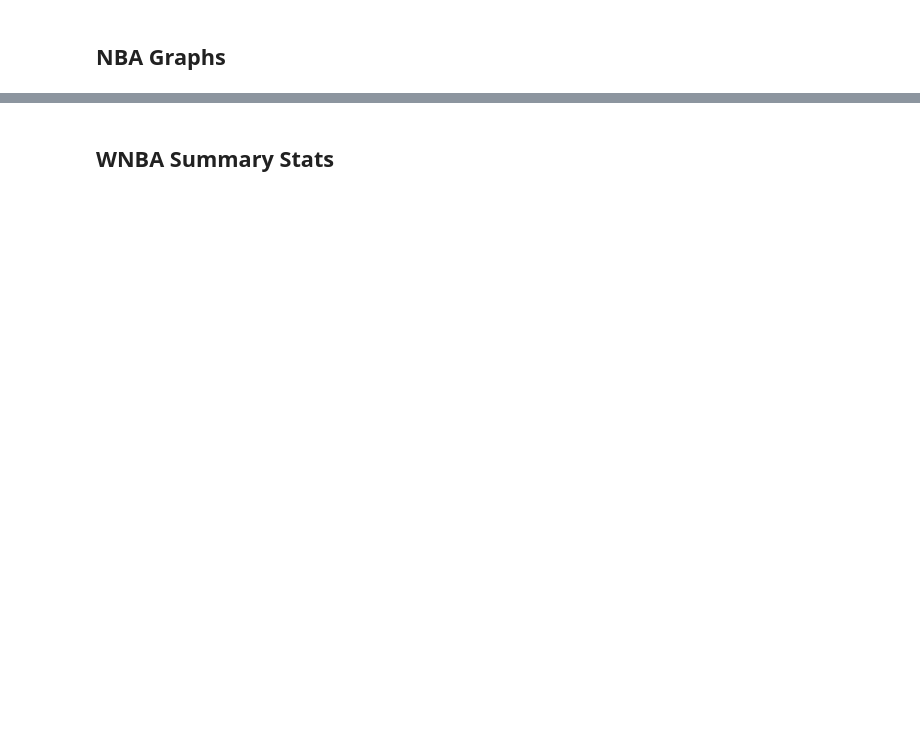
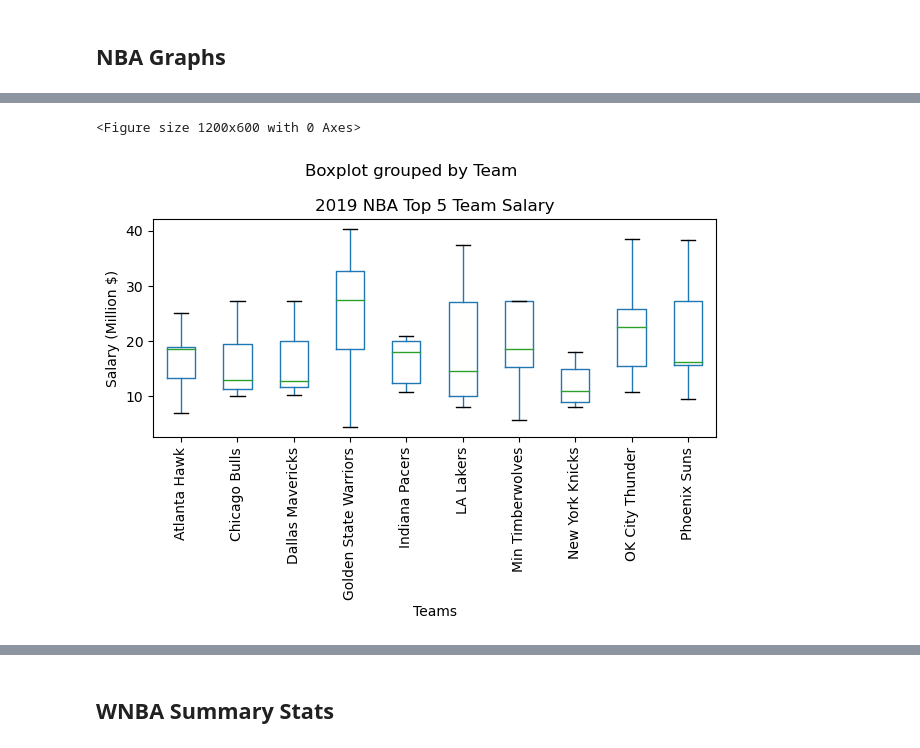
Before and after one commit to Hensonkk/NBA-VS-WNBA, a Jupyter notebook: NBA_WNBA_Analysis.ipynb, the cells around one changed output, grey strips where cells are left out. Drawn from its saved outputs; the diff is of its cells as text; code cells hidden in the pictures; blank space fills up the shorter version.

```diff
--- a/NBA_WNBA_Analysis.ipynb
+++ b/NBA_WNBA_Analysis.ipynb
@@ -137,15 +326,20 @@ nba_2019.head()
 # %%
+# Created box plot for salary in 2019 for each team
+plt.figure(figsize=(12,6))
 nba_2019.boxplot(by ='Team', column=['Salary'], grid = False)
     #flierprops = dict(marker='o', markerfacecolor='orange', markersize=7,
                   #linestyle='none', markeredgecolor='black'))
 plt.title('2019 NBA Top 5 Team Salary')
 plt.xlabel('Teams')
 plt.xticks(rotation='vertical')
 plt.ylabel('Salary (Million $)')
 plt.ticklabel_format(style='plain', useOffset=False, axis='y')
 plt.tight_layout()
 
 plt.savefig("graph_outputs/NBA_Top5_Teams_Salary_2019.png")
 plt.show()
+# %% [output]
+<Figure size 1200x600 with 0 Axes>
+[figure, added]
 # %%
 list(Salary)
```
Also changed, not shown: parts of 55 cells of this notebook, 3 other files.
